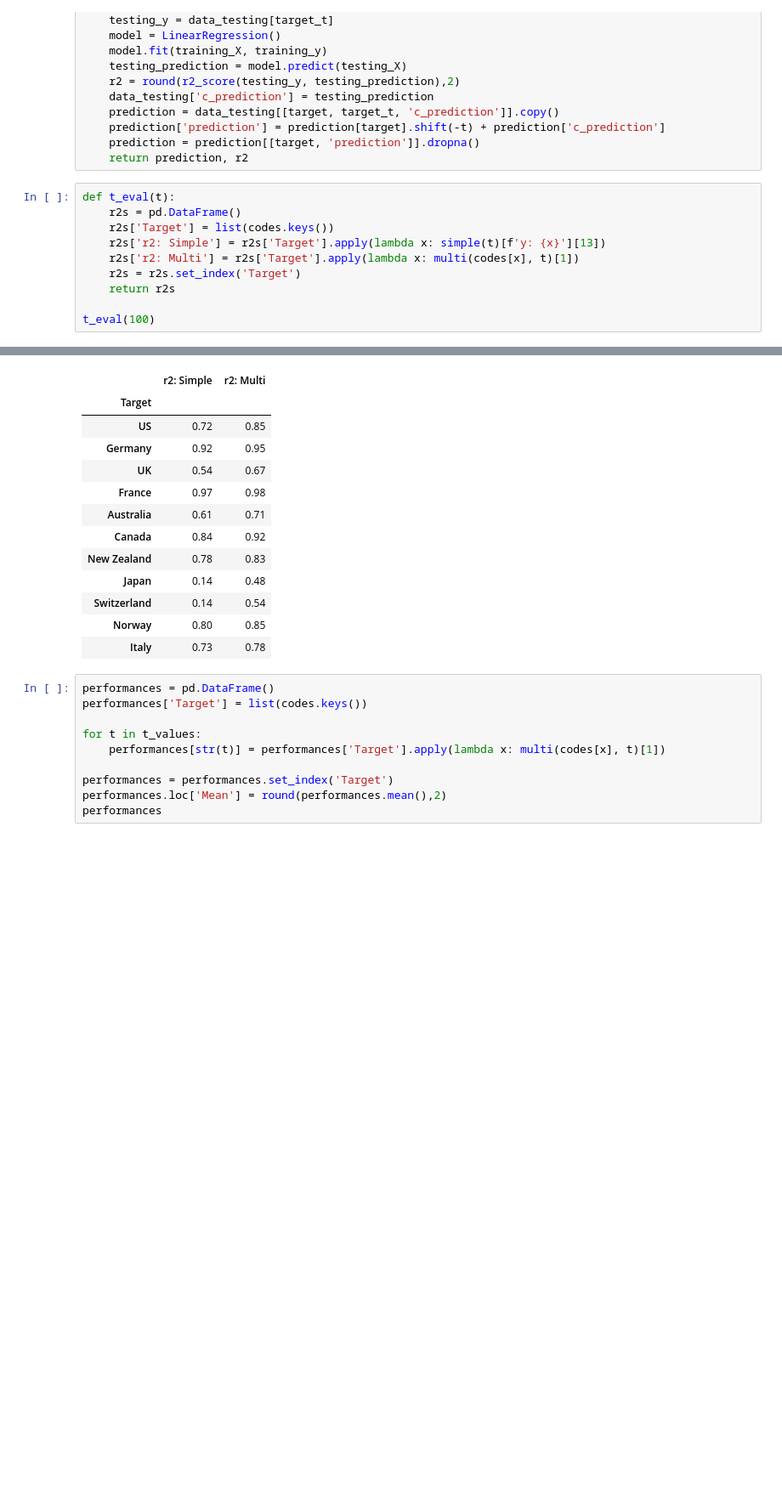
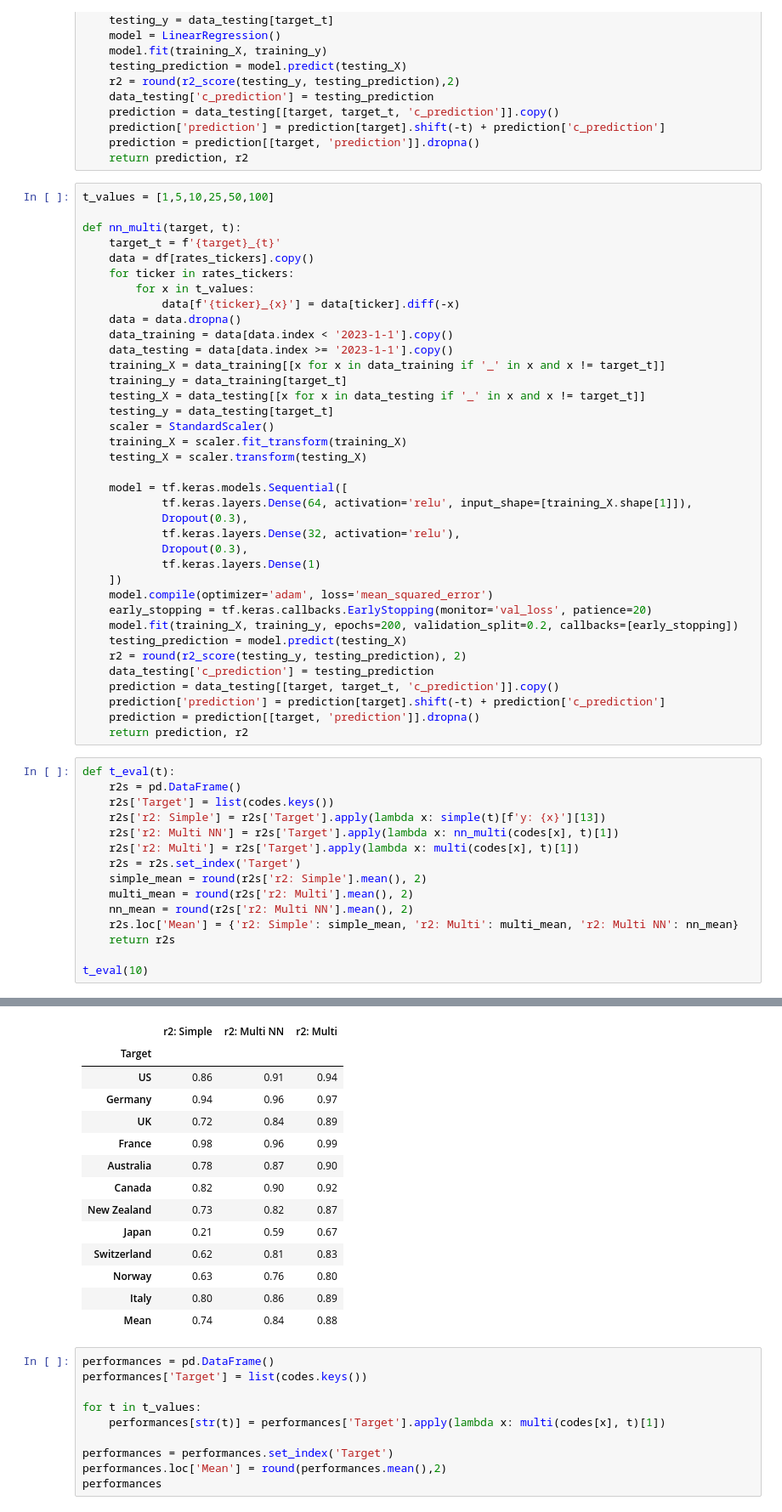
Before and after one commit to danjsabra/G10_RV, a Jupyter notebook: G10_RV.ipynb, the cells around one changed output, grey strips where cells are left out. Shown at 85% size. Drawn from its saved outputs; the diff is of its cells as text; blank space fills up the shorter version.

```diff
--- a/G10_RV.ipynb
+++ b/G10_RV.ipynb
@@ -130,14 +126,56 @@ def multi(target, t):
     prediction['prediction'] = prediction[target].shift(-t) + prediction['c_prediction']
     prediction = prediction[[target, 'prediction']].dropna()
     return prediction, r2
+# %%
+t_values = [1,5,10,25,50,100]
+
+def nn_multi(target, t):
+    target_t = f'{target}_{t}'
+    data = df[rates_tickers].copy()
+    for ticker in rates_tickers:
+        for x in t_values:
+            data[f'{ticker}_{x}'] = data[ticker].diff(-x)
+    data = data.dropna()
+    data_training = data[data.index < '2023-1-1'].copy()
+    data_testing = data[data.index >= '2023-1-1'].copy()
+    training_X = data_training[[x for x in data_training if '_' in x and x != target_t]]
+    training_y = data_training[target_t]
+    testing_X = data_testing[[x for x in data_testing if '_' in x and x != target_t]]
+    testing_y = data_testing[target_t]
+    scaler = StandardScaler()
+    training_X = scaler.fit_transform(training_X)
+    testing_X = scaler.transform(testing_X)
+
+    model = tf.keras.models.Sequential([
+            tf.keras.layers.Dense(64, activation='relu', input_shape=[training_X.shape[1]]),
+            Dropout(0.3),
+            tf.keras.layers.Dense(32, activation='relu'),
+            Dropout(0.3),
+            tf.keras.layers.Dense(1)
+    ])
+    model.compile(optimizer='adam', loss='mean_squared_error')
+    early_stopping = tf.keras.callbacks.EarlyStopping(monitor='val_loss', patience=20)
+    model.fit(training_X, training_y, epochs=200, validation_split=0.2, callbacks=[early_stopping])
+    testing_prediction = model.predict(testing_X)
+    r2 = round(r2_score(testing_y, testing_prediction), 2)
+    data_testing['c_prediction'] = testing_prediction
+    prediction = data_testing[[target, target_t, 'c_prediction']].copy()
+    prediction['prediction'] = prediction[target].shift(-t) + prediction['c_prediction']
+    prediction = prediction[[target, 'prediction']].dropna()
+    return prediction, r2
 # %%
 def t_eval(t):
     r2s = pd.DataFrame()
     r2s['Target'] = list(codes.keys())
     r2s['r2: Simple'] = r2s['Target'].apply(lambda x: simple(t)[f'y: {x}'][13])
+    r2s['r2: Multi NN'] = r2s['Target'].apply(lambda x: nn_multi(codes[x], t)[1])
     r2s['r2: Multi'] = r2s['Target'].apply(lambda x: multi(codes[x], t)[1])
     r2s = r2s.set_index('Target')
+    simple_mean = round(r2s['r2: Simple'].mean(), 2)
+    multi_mean = round(r2s['r2: Multi'].mean(), 2)
+    nn_mean = round(r2s['r2: Multi NN'].mean(), 2)
+    r2s.loc['Mean'] = {'r2: Simple': simple_mean, 'r2: Multi': multi_mean, 'r2: Multi NN': nn_mean}
     return r2s
 
-t_eval(100)
+t_eval(10)
 # %% [output]
@@ -144,16 +199,17 @@ t_eval(100)
-|  | r2: Simple | r2: Multi |
-| Target |  |  |
-| US | 0.72 | 0.85 |
-| Germany | 0.92 | 0.95 |
-| UK | 0.54 | 0.67 |
-| France | 0.97 | 0.98 |
-| Australia | 0.61 | 0.71 |
-| Canada | 0.84 | 0.92 |
-| New Zealand | 0.78 | 0.83 |
-| Japan | 0.14 | 0.48 |
-| Switzerland | 0.14 | 0.54 |
-| Norway | 0.80 | 0.85 |
-| Italy | 0.73 | 0.78 |
+|  | r2: Simple | r2: Multi NN | r2: Multi |
+| Target |  |  |  |
+| US | 0.86 | 0.91 | 0.94 |
+| Germany | 0.94 | 0.96 | 0.97 |
+| UK | 0.72 | 0.84 | 0.89 |
+| France | 0.98 | 0.96 | 0.99 |
+| Australia | 0.78 | 0.87 | 0.90 |
+| Canada | 0.82 | 0.90 | 0.92 |
+| New Zealand | 0.73 | 0.82 | 0.87 |
+| Japan | 0.21 | 0.59 | 0.67 |
+| Switzerland | 0.62 | 0.81 | 0.83 |
+| Norway | 0.63 | 0.76 | 0.80 |
+| Italy | 0.80 | 0.86 | 0.89 |
+| Mean | 0.74 | 0.84 | 0.88 |
 # %%
 performances = pd.DataFrame()
 performances['Target'] = list(codes.keys())
```
Also changed, not shown: parts of 4 cells of this notebook, 4 other files.
